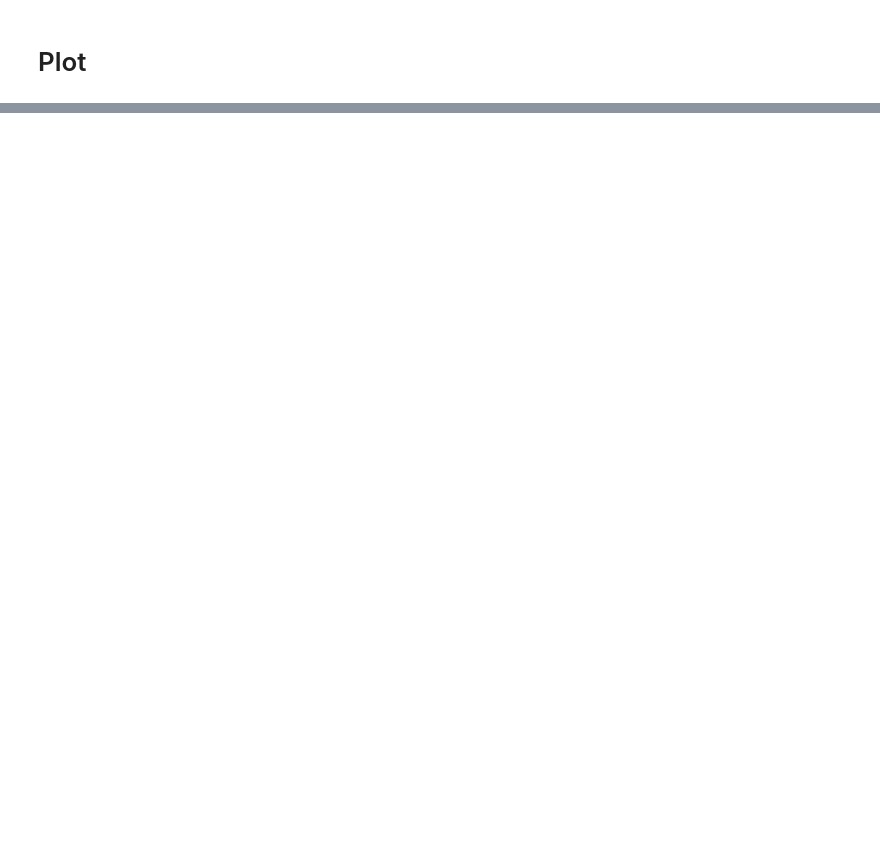
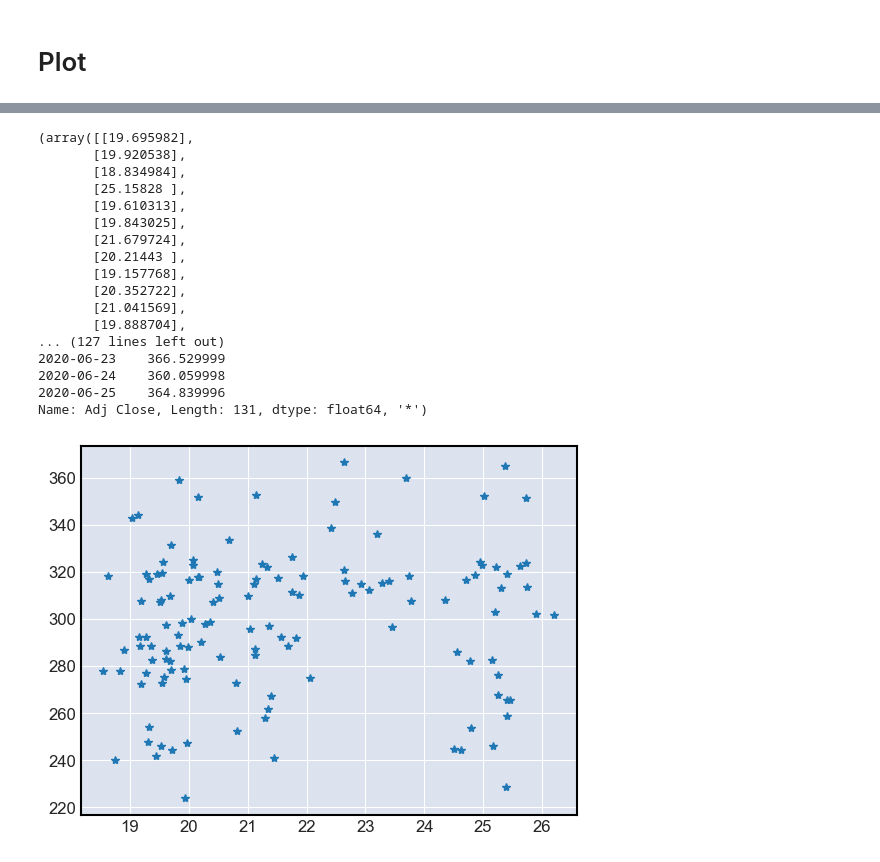
Before and after one commit to arminsalmasi/DNN_regression_yahoo_finance_pipeline, a Jupyter notebook: yahoopipeline_multifeature.ipynb, the cells around one changed output, grey strips where cells are left out. Cells and saved outputs as stored; diff of their text form; code cells hidden in the pictures; blank space fills up the shorter version.

```diff
--- a/yahoopipeline_multifeature.ipynb
+++ b/yahoopipeline_multifeature.ipynb
@@ -151,8 +114,19 @@ holdDays = 5
+# %%
+'''slice trainsets'''
+train_sets={}
+dev_sets={}
+test_sets={}
+
+
+train,dev,test,ltrain,ldev,ltest =split_data(dfs_scaled['aapl'],target['aapl'],0.9,0.05)
+train_shuffle= train.shuffle(ltrain).batch(1024)
+dev_shuffle= dev.shuffle(ldev).batch(16)
+dev_test= dev.shuffle(ltest).batch(16)
 # %%
-def get_compiled_model():
+def get_compiled_model(input_size):
     model = tf.keras.Sequential([
-    tf.keras.layers.Dense(10, activation='relu'),
-    tf.keras.layers.Dense(10, activation='relu'),
+    tf.keras.layers.Dense(input_size, activation='relu'),
+    tf.keras.layers.Dense(input_size, activation='relu'),
     tf.keras.layers.Dense(1)
     ])
 
@@ -160,13 +134,3 @@ def get_compiled_model():
                 loss=tf.keras.losses.BinaryCrossentropy(from_logits=True),
                 metrics=['accuracy'])
     return model
-
-model = get_compiled_model()
-model.fit(train_dataset, epochs=15)
-
-# model = tf.keras.models.Sequential([
-#   tf.keras.layers.Dense(7891*6),
-#   tf.keras.layers.Dense(128, activation='relu'),
-#   tf.keras.layers.Dropout(0.2),
-#   tf.keras.layers.Dense(10)
-# ])
@@ -214,0 +137,7 @@ print((predictions.shape))
+# %%
+for elements,_ in train_shuffle.take(1):  # only take first element of dataset
+    numpy_elements = elements.numpy()
+    input_size = (numpy_elements.size)
+model = get_compiled_model(input_size)
+# %%
+fit= model.fit(train_shuffle, epochs=2)
@@ -215,3 +155,26 @@ print((predictions.shape))
+# %%
+predictions = model.predict(dev_shuffle)
+plt.plot(predictions,target['aapl'][-ldev:],'*')
+print((predictions,target['aapl'][-ldev:],'*'))
+# %% [output]
+(array([[19.695982],
+       [19.920538],
+       [18.834984],
+       [25.15828 ],
+       [19.610313],
+       [19.843025],
+       [21.679724],
+       [20.21443 ],
+       [19.157768],
+       [20.352722],
+       [21.041569],
+       [19.888704],
+... (127 lines left out)
+2020-06-23    366.529999
+2020-06-24    360.059998
+2020-06-25    364.839996
+Name: Adj Close, Length: 131, dtype: float64, '*')
+[figure, added]
 # %%
 # holdDays = 5
 # totalDays = dfs_concat_scaled_dataframe.shape[0]
```
Also changed, not shown: parts of 16 cells of this notebook, 1 other file.
